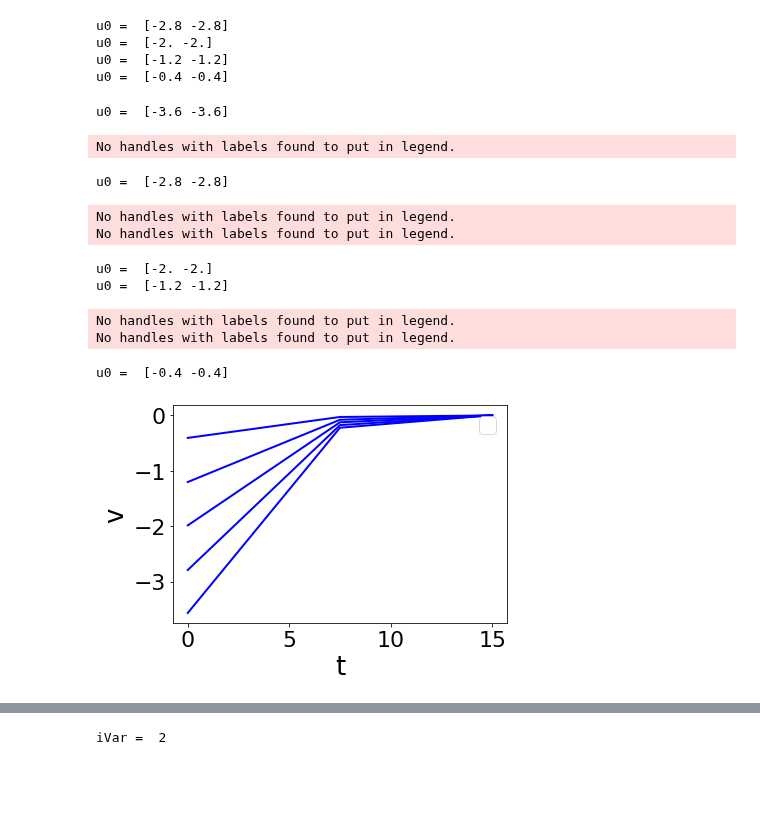
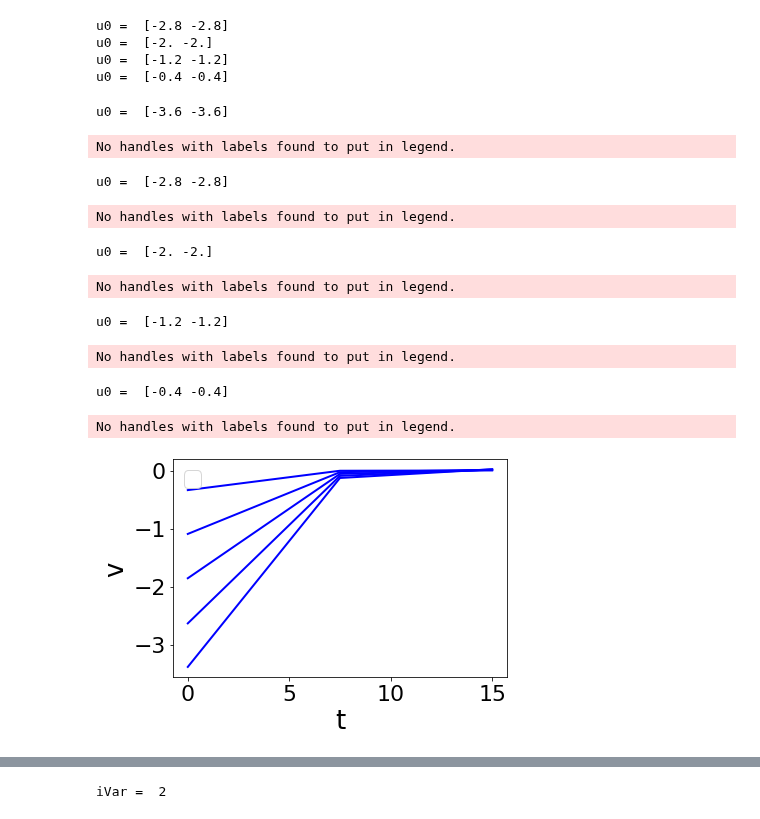
Before and after one commit to simoneventuri/ROMNet_, a Jupyter notebook: scripts/postprocessing/MassSpringDamper/DeepONet/Predict_DeepONet.ipynb, the cells around one changed output, grey strips where cells are left out. Drawn from its saved outputs; the diff is of its cells as text; code cells hidden in the pictures; blank space fills up the shorter version.

```diff
--- a/scripts/postprocessing/MassSpringDamper/DeepONet/Predict_DeepONet.ipynb
+++ b/scripts/postprocessing/MassSpringDamper/DeepONet/Predict_DeepONet.ipynb
@@ -32,7 +32,7 @@ Params = np.array([1.0, 0.5, 3.0], dtype=np.float64)
 ### Input Data
 
 ROMNetFldr    = WORKSPACE_PATH + '/ROMNet/romnet/'
-PathToRunFld  = WORKSPACE_PATH + '/ROMNet/MSD_100Cases_All/DeepONet/Deterministic/Run_16/'
+PathToRunFld  = WORKSPACE_PATH + '/ROMNet/MSD_100Cases_All/DeepONet/Deterministic/Run_26/'
 #PathToRunFld  = WORKSPACE_PATH + '/ROMNet/MSD_10Cases/DeepONet/MCDropOut/Run_1/'
 #PathToRunFld  = WORKSPACE_PATH + '/ROMNet/MSD_10Cases/DeepONet/BayesByBackprop/Run_2/'
 
@@ -230,3 +235,18 @@ NN    = model.net
 #     plt.ylabel(VarOI)
 #     plt.legend()
 #     plt.show()
+# %%
+input_vars  = model.net.input_vars
+trunk_vars  = InputData.input_vars['DeepONet']['Trunk']
+branch_vars = InputData.input_vars['DeepONet']['Branch']
+
+FileName  = '/Users/sventuri/WORKSPACE/ROMNet/Data/MSD_100Cases/Orig/test/ext/Input.csv'# + InputData.InputFile
+Data      = pd.read_csv(FileName, header=0)
+Input     = Data[branch_vars].to_numpy()
+VarNames  = list(Data.columns)
+Nu        = Input.shape[1]
+u         = []
+for iu in range(Nu):
+    u.append(np.unique(Input[:,iu]))
+u         = np.stack(u, axis=0).T
+u
@@ -233,11 +390,15 @@ NN    = model.net
 # %%
+### Evaluating on Test Data
+
 FileName  = '/Users/sventuri/WORKSPACE/ROMNet/Data/MSD_100Cases/Orig/test/ext/Input.csv'# + InputData.InputFile
 Data      = pd.read_csv(FileName, header=0)
-Input     = Data[InputData.BranchVars].to_numpy()
+Input     = Data[branch_vars].to_numpy()
 VarNames  = list(Data.columns)
 Nu        = Input.shape[1]
 u         = []
 for iu in range(Nu):
     u.append(np.unique(Input[:,iu]))
 u         = np.stack(u, axis=0).T
-u
+
+
+import time
@@ -407,40 +432,40 @@ iTestVec     = [0,1,2,3,4]
 tLoop        = np.linspace(0.,15.,3)
 
 iSim = 0
 for iTest in iTestVec:
 
     print('u0 = ', u[iTest,:])
 
     t0 = time.time()
     yMatLoop      = np.zeros((len(tLoop),2))
     InputPredLoop = np.concatenate([u[iTest,:][np.newaxis,...], (tLoop[0])[np.newaxis,np.newaxis]], axis=1)
-    yMatLoop[0,:] = NN.predict(InputPredLoop)
+    yMatLoop[0,:] = model.net.predict(InputPredLoop)
     for it, tLoop_ in enumerate(tLoop[1:]):
         InputPredLoop    = np.concatenate([yMatLoop[it,:][np.newaxis,...], (tLoop[it+1]-tout[it])[np.newaxis,np.newaxis]], axis=1)
-        yMatLoop[it+1,:] = NN.predict(InputPredLoop)
+        yMatLoop[it+1,:] = model.net.predict(InputPredLoop)
 
     t1 = time.time()
     CostVec_Loop.append(t1-t0)
 
     plt.plot(tLoop, yMatLoop[:,iVar-1], 'b')
     plt.xlabel('t')
     plt.ylabel(VarOI)
     plt.legend()
     #plt.show()
 
     iSim += 1
 # %% [output]
 u0 =  [-3.6 -3.6]
 No handles with labels found to put in legend.
 u0 =  [-2.8 -2.8]
 No handles with labels found to put in legend.
-No handles with labels found to put in legend.
 u0 =  [-2. -2.]
-u0 =  [-1.2 -1.2]
 No handles with labels found to put in legend.
-No handles with labels found to put in legend.
-u0 =  [-0.4 -0.4]
+u0 =  [-1.2 -1.2]
+No handles with labels found to put in legend.
+u0 =  [-0.4 -0.4]
+No handles with labels found to put in legend.
-[figure, old version]
+[figure, new version]
 # %%
 Cost_Loop     = 0.
 
```
Also changed, not shown: parts of 16 cells of this notebook, 47 other files.
